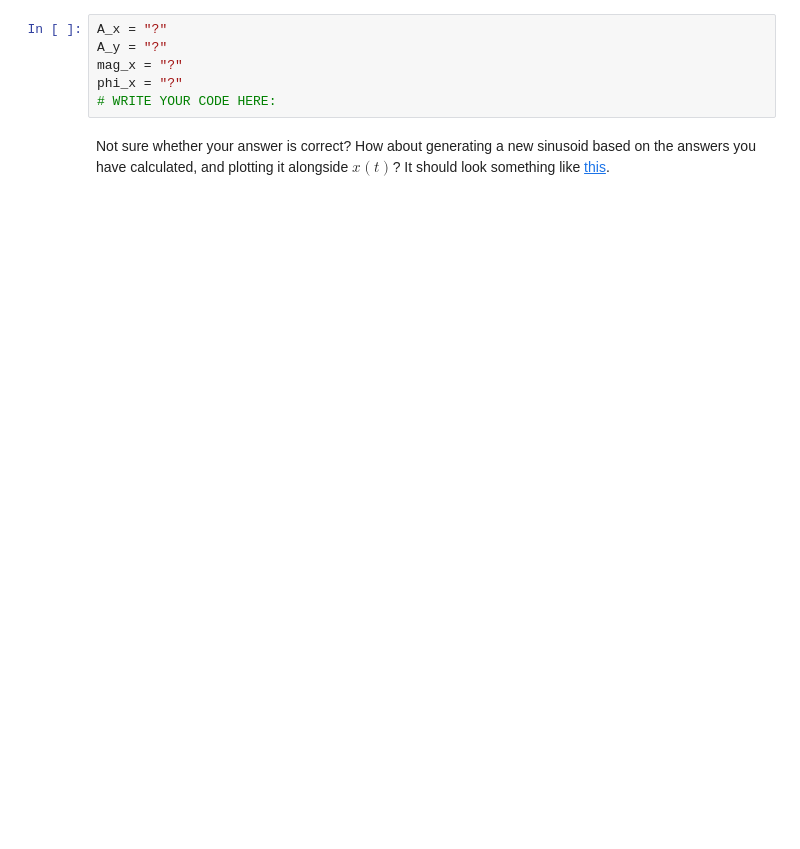
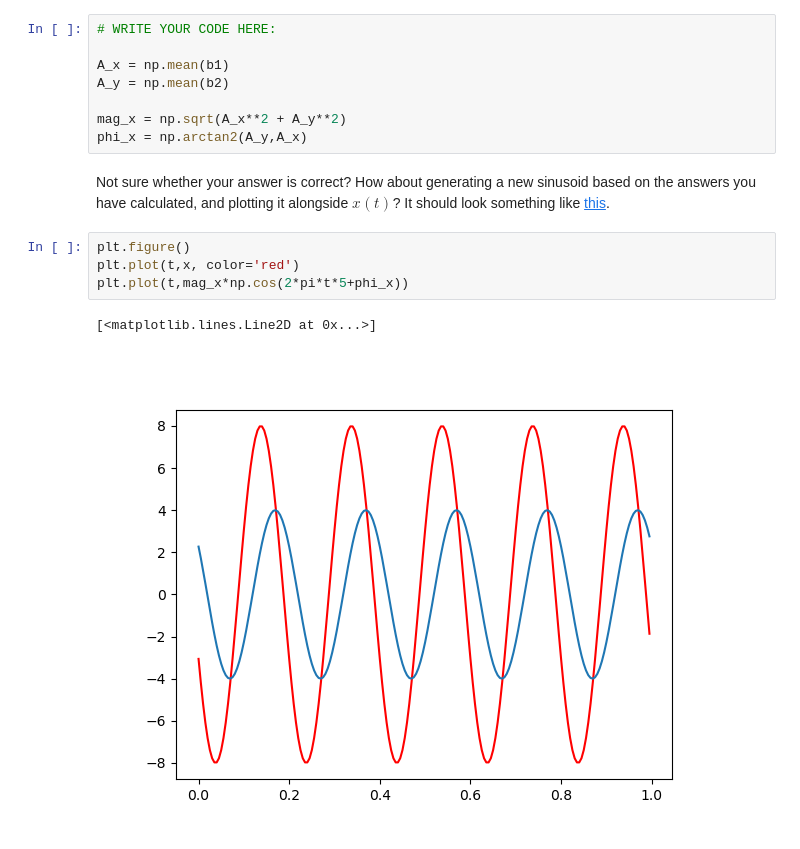
Before and after one commit to Mortenms/AIS2201_Exercises, a Jupyter notebook: Exercise_2/2_sinusoids_decomposition.ipynb, the cells around one changed output. Cells and saved outputs as stored; diff of their text form; blank space fills up the shorter version.

```diff
--- a/Exercise_2/2_sinusoids_decomposition.ipynb
+++ b/Exercise_2/2_sinusoids_decomposition.ipynb
@@ -85,10 +118,19 @@ Use python to calculate $A_x$ and $A_y$ for the sinusoid $x(t)$ from the data fi
 
 PS: The numpy-functions [`mean`](https://numpy.org/doc/stable/reference/generated/numpy.mean.html), [`sqrt`](https://numpy.org/doc/stable/reference/generated/numpy.sqrt.html) and [`arctan2`](https://numpy.org/doc/stable/reference/generated/numpy.arctan2.html) may come in handy.
 # %%
-A_x = "?"
-A_y = "?"
-mag_x = "?"
-phi_x = "?"
 # WRITE YOUR CODE HERE:
+
+A_x = np.mean(b1)
+A_y = np.mean(b2)
+
+mag_x = np.sqrt(A_x**2 + A_y**2)
+phi_x = np.arctan2(A_y,A_x)
 # %% [markdown]
 Not sure whether your answer is correct? How about generating a new sinusoid based on the answers you have calculated, and plotting it alongside $x(t)$? It should look something like [this](Figurer/Task2d_sol.png).
+# %%
+plt.figure()
+plt.plot(t,x, color='red')
+plt.plot(t,mag_x*np.cos(2*pi*t*5+phi_x))
+# %% [output]
+[<matplotlib.lines.Line2D at 0x...>]
+[figure, added]
```
Also changed, not shown: parts of 4 cells of this notebook, 3 other files.
